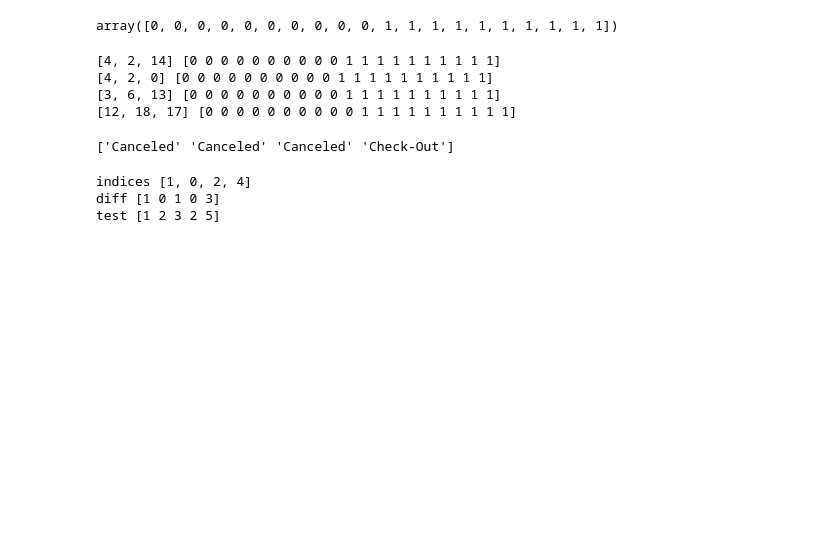
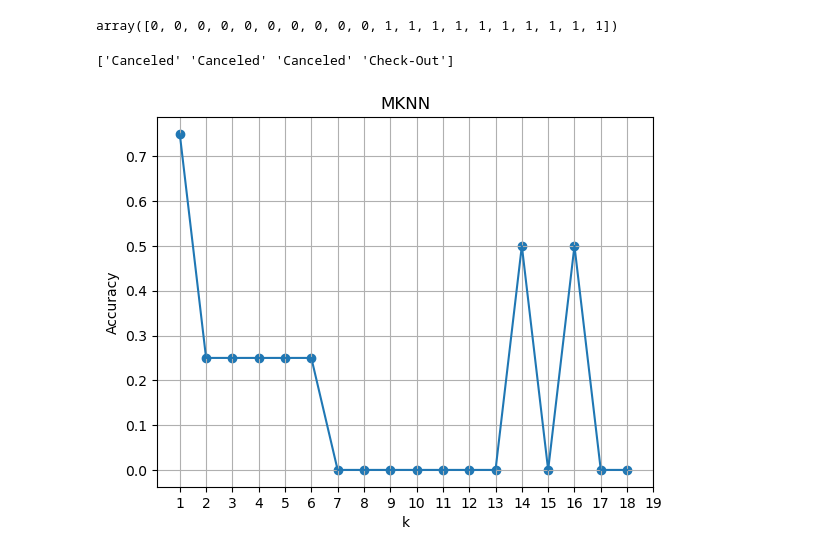
Before and after one commit to Dzyfhuba/mknn-python-notebook, a Jupyter notebook: app.ipynb, the cells around one changed output. Cells and saved outputs as stored; diff of their text form; code cells hidden in the pictures; blank space fills up the shorter version.

```diff
--- a/app.ipynb
+++ b/app.ipynb
@@ -413,41 +413,11 @@ array([0, 0, 0, 0, 0, 0, 0, 0, 0, 0, 1, 1, 1, 1, 1, 1, 1, 1, 1, 1])
 mknn = MKNN()
 mknn.fit(pre_x_train_normalized, pre_y_train.values.reshape(-1))
 ypred = mknn.predict(pre_x_test_normalized)
+
+# replace extract label, 0 is canceled and 1 is checkout
+y_pred = np.where(ypred == 0, 'Canceled', 'Check-Out')
+
+# print
+print(y_pred)
 # %% [output]
-[4, 2, 14] [0 0 0 0 0 0 0 0 0 0 1 1 1 1 1 1 1 1 1 1]
-[4, 2, 0] [0 0 0 0 0 0 0 0 0 0 1 1 1 1 1 1 1 1 1 1]
-[3, 6, 13] [0 0 0 0 0 0 0 0 0 0 1 1 1 1 1 1 1 1 1 1]
-[12, 18, 17] [0 0 0 0 0 0 0 0 0 0 1 1 1 1 1 1 1 1 1 1]
+['Canceled' 'Canceled' 'Canceled' 'Check-Out']
-# %%
-# replace extract label, 0 is canceled and 1 is checkout
-y_pred = np.where(ypred == 0, 'Canceled', 'Check-Out')
-
-# print
-print(y_pred)
-# %% [output]
-['Canceled' 'Canceled' 'Canceled' 'Check-Out']
-# %%
-test = np.array([1,2,3,2,5])
-
-index = 3
-
-# get difference of test[index] and test
-diff = np.abs(test - test[index])
-# print('diff', diff)
-# get 3 lowest but save index of diff only
-indices = list(range(test.size))
-# indices
-
-# remove index of indices
-indices.remove(index)
-
-# sort diff with affect indices too
-indices.sort(key=lambda x: diff[x])
-
-print('indices', indices)
-print('diff', diff)
-print('test', test)
-# %% [output]
-indices [1, 0, 2, 4]
-diff [1 0 1 0 3]
-test [1 2 3 2 5]
@@ -455,0 +424,21 @@ pro = np.array(['a', 'b', 'c', 'd'])
+# %%
+# run mknn with k = 1 until k = 19 then draw nrows plot
+k = range(1, 19)
+accuracies = []
+for i in k:
+  mknn = MKNN(k=i)
+  mknn.fit(pre_x_train_normalized, pre_y_train.values.reshape(-1))
+  y_pred = mknn.predict(pre_x_test_normalized)
+  accuracy = np.sum(y_pred == pre_y_test.values.flatten()) / len(pre_y_test)
+  accuracies.append(accuracy)
+plt.plot(k, accuracies)
+plt.scatter(k, accuracies)
+plt.xticks(range(1, 20))
+plt.grid()
+plt.xlabel('k')
+plt.ylabel('Accuracy')
+plt.title('MKNN')
+plt.savefig('result/mknn.png')
+plt.show()
+# %% [output]
+[figure, added]
```
Also changed, not shown: parts of 1 cell of this notebook.
